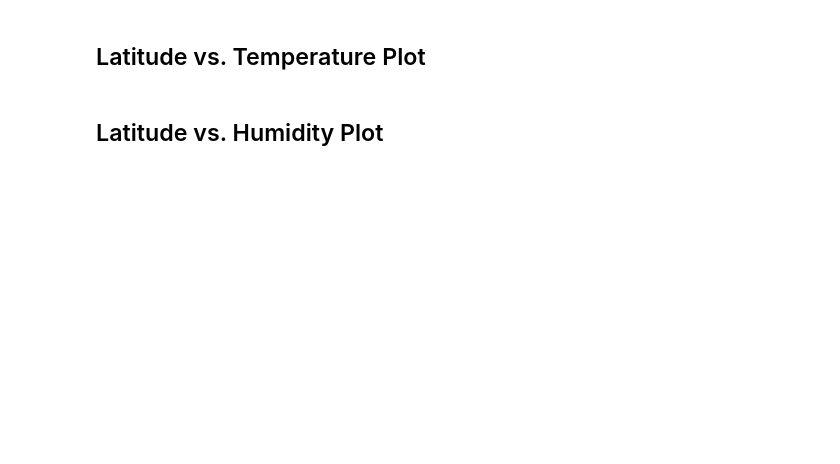
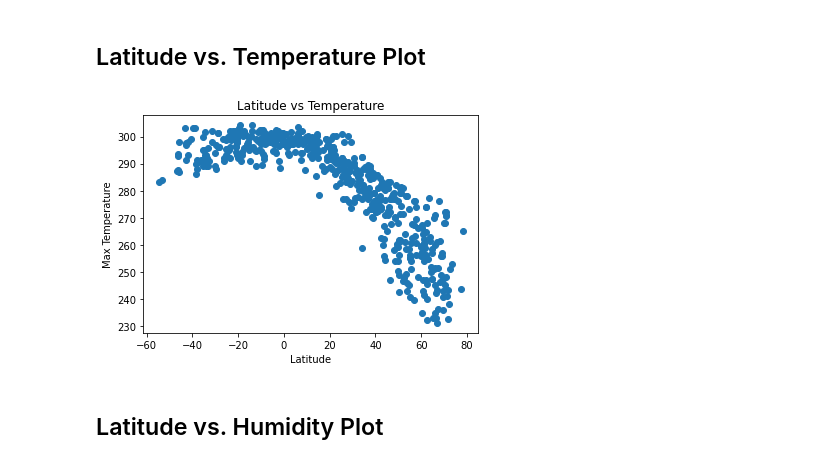
Before and after one commit to etreznoski/global_weather_vacation_analysis, a Jupyter notebook: WeatherPy/WeatherPy.ipynb, the cells around one changed output. Cells and saved outputs as stored; diff of their text form; code cells hidden in the pictures; blank space fills up the shorter version.

Commit message:
scatter plots and linear regression

```diff
--- a/WeatherPy/WeatherPy.ipynb
+++ b/WeatherPy/WeatherPy.ipynb
@@ -201,4 +217,13 @@ humid_df.sort_values(by="Humidity", ascending=False)
 # %% [markdown]
 ## Latitude vs. Temperature Plot
+# %%
+plt.scatter(clean_city_df['Lat'],clean_city_df['Max Temp'])
+plt.xlabel('Latitude')
+plt.ylabel('Max Temperature')
+plt.title('Latitude vs Temperature')
+plt.savefig('lat_temp.png', dpi=300, bbox_inches='tight')
+plt.show()
+# %% [output]
+[figure, added]
 # %% [markdown]
 ## Latitude vs. Humidity Plot
```
Also changed, not shown: parts of 13 cells of this notebook, 12 other files.
